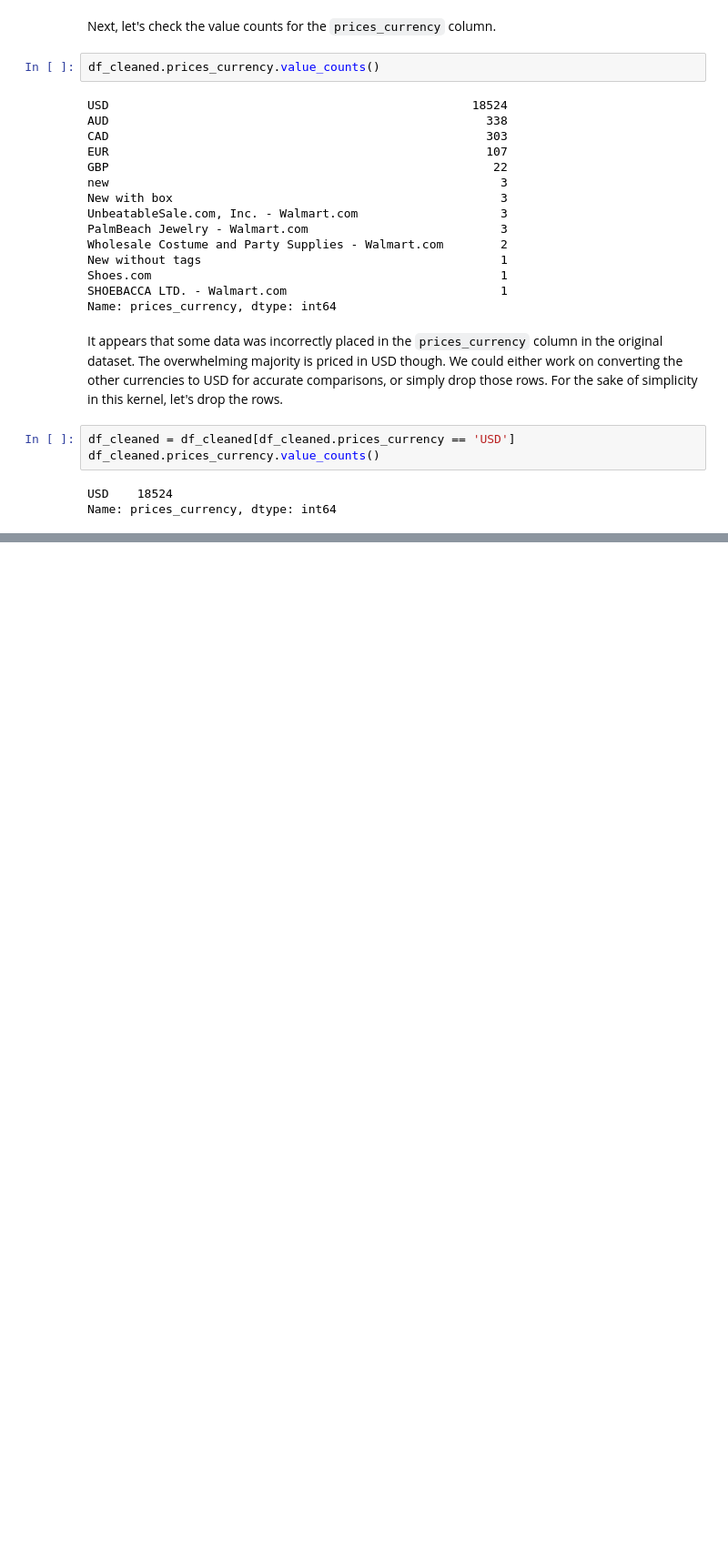
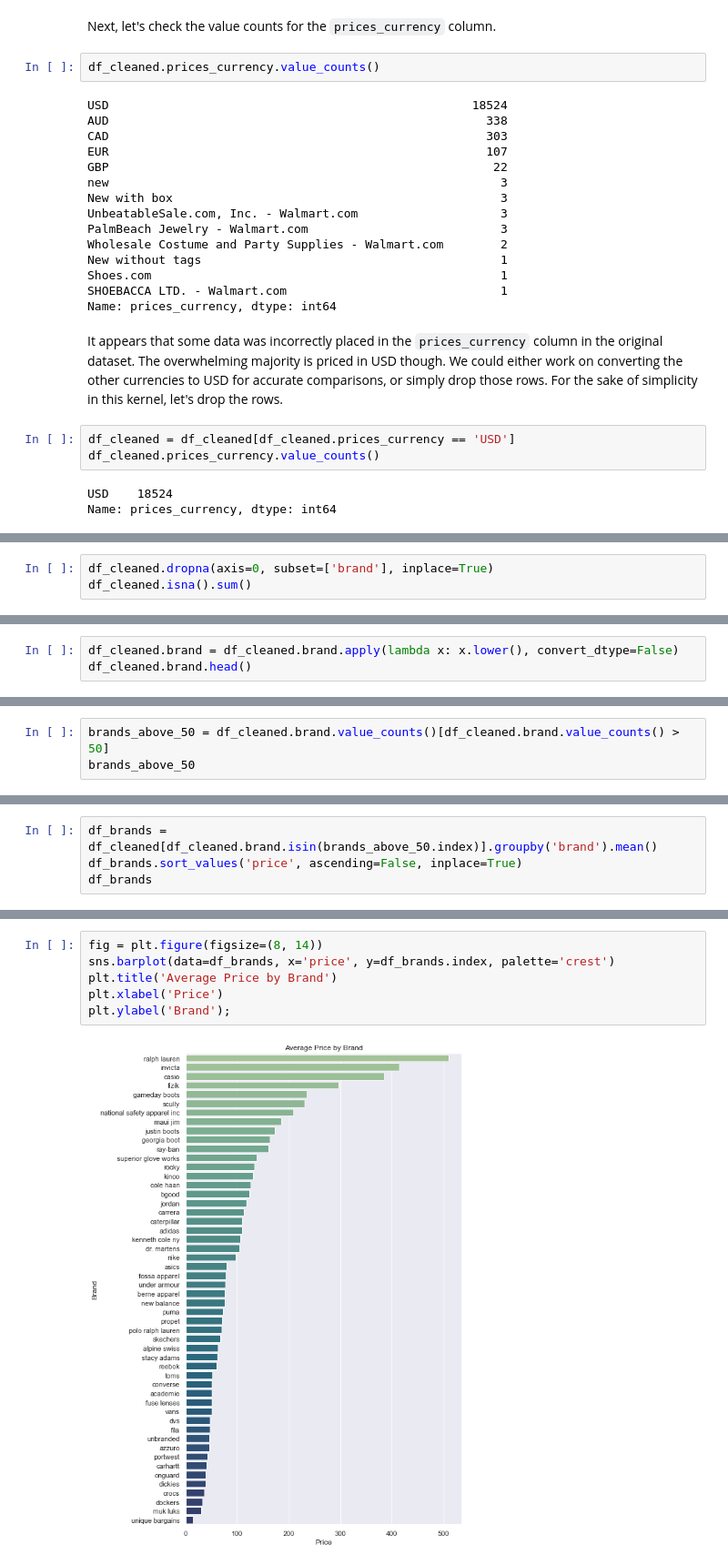
Before and after one commit to tjkyner/mens-shoe-prices, a Jupyter notebook: notebook.ipynb, the cells around one changed output, grey strips where cells are left out. Shown: that part at 91% size. Saved outputs shown, nothing was run; the diff lists cells and outputs as text; blank space fills up the shorter version.

Commit message:
average price by brand

```diff
--- a/notebook.ipynb
+++ b/notebook.ipynb
@@ -230,0 +248,3 @@ Name: prices_currency, dtype: int64
+# %%
+df_cleaned.dropna(axis=0, subset=['brand'], inplace=True)
+df_cleaned.isna().sum()
@@ -230,0 +262,3 @@ Name: prices_currency, dtype: int64
+# %%
+df_cleaned.brand = df_cleaned.brand.apply(lambda x: x.lower(), convert_dtype=False)
+df_cleaned.brand.head()
@@ -230,0 +282,3 @@ Name: prices_currency, dtype: int64
+# %%
+brands_above_50 = df_cleaned.brand.value_counts()[df_cleaned.brand.value_counts() > 50]
+brands_above_50
@@ -230,0 +303,4 @@ Name: prices_currency, dtype: int64
+# %%
+df_brands = df_cleaned[df_cleaned.brand.isin(brands_above_50.index)].groupby('brand').mean()
+df_brands.sort_values('price', ascending=False, inplace=True)
+df_brands
@@ -230,0 +326,8 @@ Name: prices_currency, dtype: int64
+# %%
+fig = plt.figure(figsize=(8, 14))
+sns.barplot(data=df_brands, x='price', y=df_brands.index, palette='crest')
+plt.title('Average Price by Brand')
+plt.xlabel('Price')
+plt.ylabel('Brand');
+# %% [output]
+[figure, added]
```
Also changed, not shown: parts of 13 cells of this notebook.
